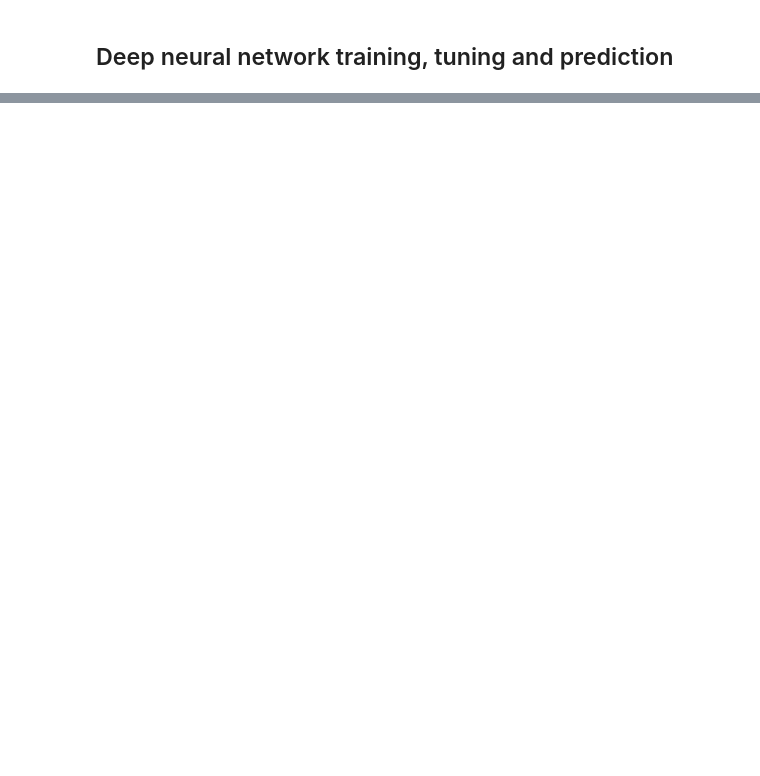
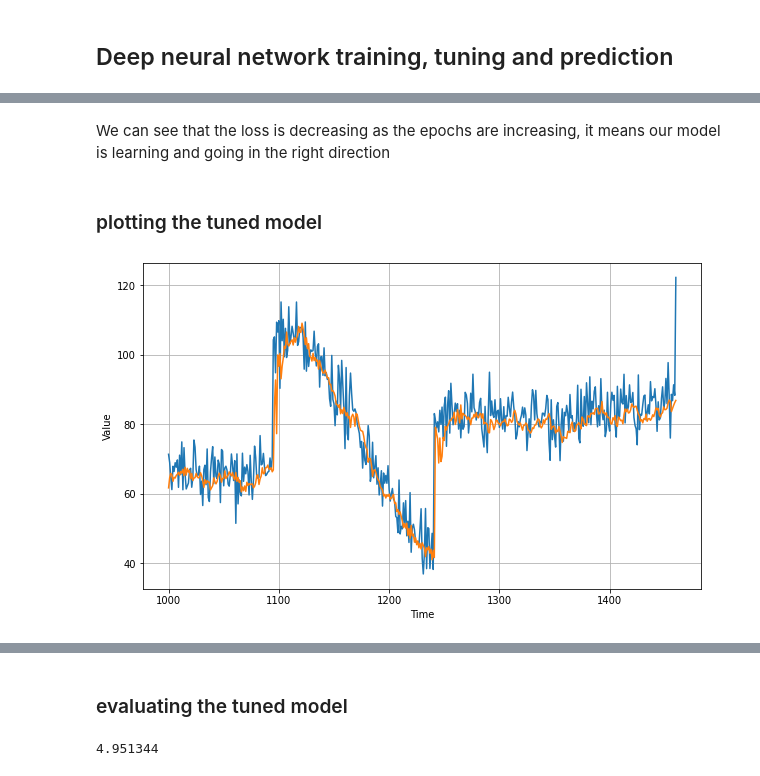
Before and after one commit to kavyajeetbora/time_series_deeplearning.ai, a Jupyter notebook: week2/modelling_time_series.ipynb, the cells around one changed output, grey strips where cells are left out. Saved outputs shown, nothing was run; the diff lists cells and outputs as text; code cells hidden in the pictures; blank space fills up the shorter version.

```diff
--- a/week2/modelling_time_series.ipynb
+++ b/week2/modelling_time_series.ipynb
@@ -264,0 +241,21 @@ Wall time: 17.6 s
+# %% [markdown]
+We can see that the loss is decreasing as the epochs are increasing, it means our model is learning and going in the right direction
+# %% [markdown]
+### plotting the tuned model
+# %%
+%%time
+forecast = []
+for time in range(len(series)-window_size):
+    forecast.append(model3.predict(series[time:time+window_size][np.newaxis]))
+
+
+## extracting only the validation part from the predictions
+forecast = forecast[split_time-window_size:]
+results = np.array(forecast)[:,0,0]
+
+plt.figure(figsize=(10,6))
+plot_series(valid_time, x_valid, label="time series validation set")
+plot_series(valid_time, results, label="predictions")
+plt.show()
+# %% [output]
+[figure, added]
@@ -264,0 +264,6 @@ Wall time: 17.6 s
+# %% [markdown]
+### evaluating the tuned model
+# %%
+tf.keras.metrics.mean_absolute_error(x_valid, results).numpy()
+# %% [output]
+4.951344
```
Also changed, not shown: parts of 17 cells of this notebook.
